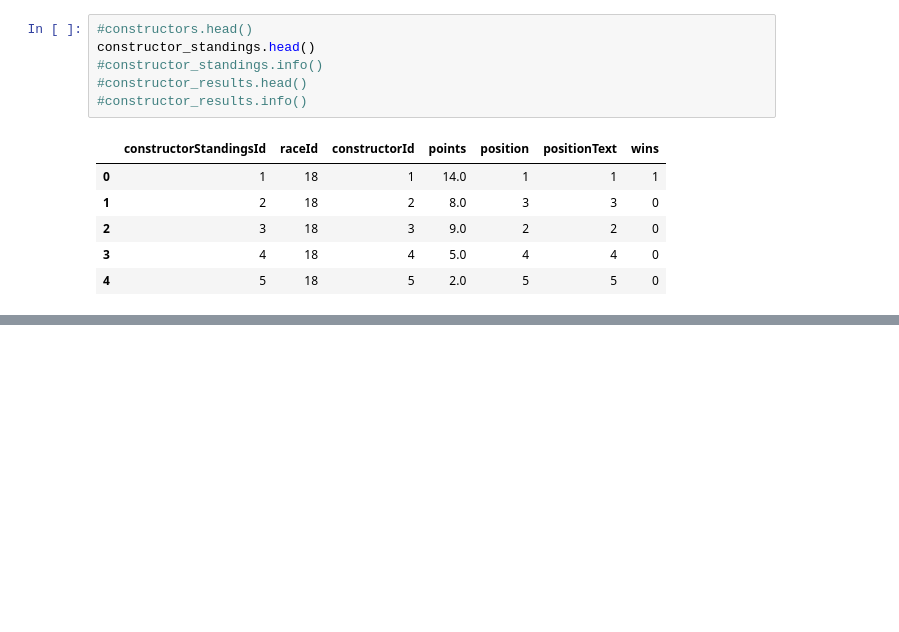
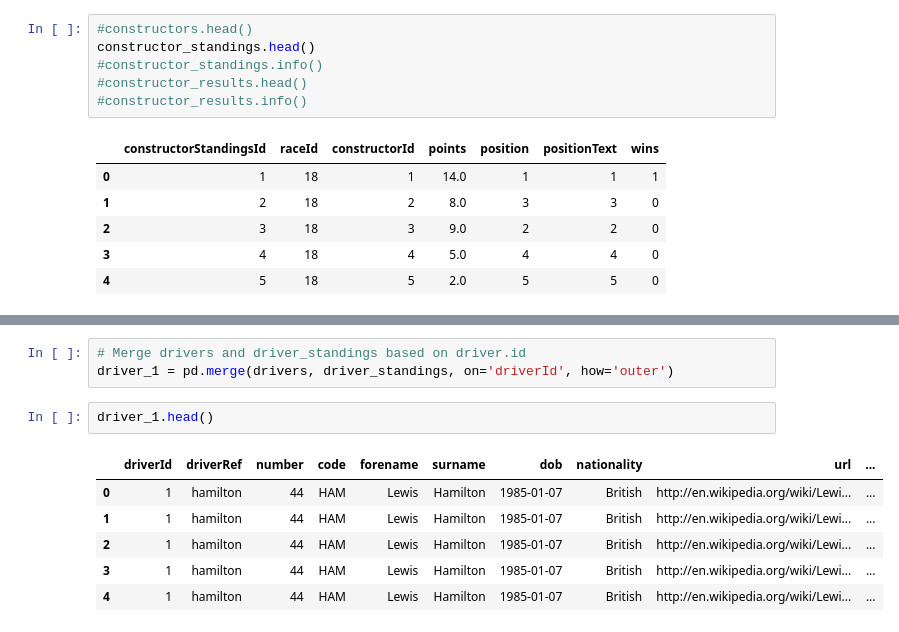
Before and after one commit to the-mcw/ML1, a Jupyter notebook: Lab One.ipynb, the cells around one changed output, grey strips where cells are left out. Cells and saved outputs as stored; diff of their text form; blank space fills up the shorter version.

```diff
--- a/Lab One.ipynb
+++ b/Lab One.ipynb
@@ -200,3 +223,15 @@ plt.title('Number of Circuits per Country')
 plt.show()
 # %% [output]
 [figure]
+# %%
+# Merge drivers and driver_standings based on driver.id
+driver_1 = pd.merge(drivers, driver_standings, on='driverId', how='outer')
+# %%
+driver_1.head()
+# %% [output]
+|  | driverId | driverRef | number | code | forename | surname | dob | nationality | url | ... |
+| 0 | 1 | hamilton | 44 | HAM | Lewis | Hamilton | 1985-01-07 | British | http://en.wikipedia.org/wiki/Lewi... | ... |
+| 1 | 1 | hamilton | 44 | HAM | Lewis | Hamilton | 1985-01-07 | British | http://en.wikipedia.org/wiki/Lewi... | ... |
+| 2 | 1 | hamilton | 44 | HAM | Lewis | Hamilton | 1985-01-07 | British | http://en.wikipedia.org/wiki/Lewi... | ... |
+| 3 | 1 | hamilton | 44 | HAM | Lewis | Hamilton | 1985-01-07 | British | http://en.wikipedia.org/wiki/Lewi... | ... |
+| 4 | 1 | hamilton | 44 | HAM | Lewis | Hamilton | 1985-01-07 | British | http://en.wikipedia.org/wiki/Lewi... | ... |
```
Also changed, not shown: parts of 20 cells of this notebook.
